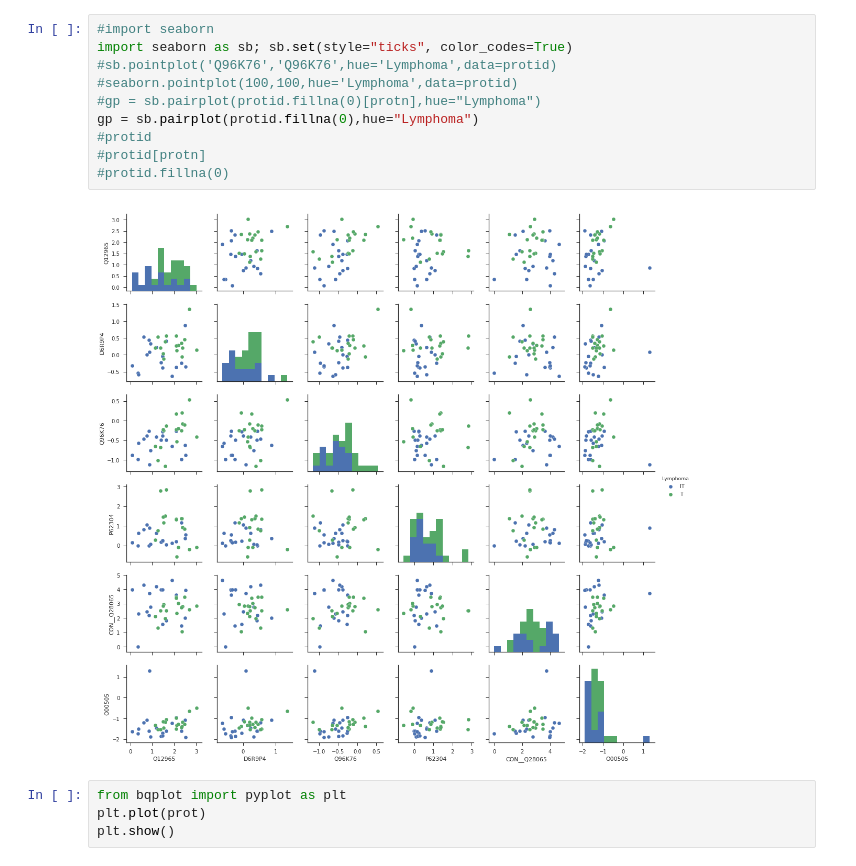
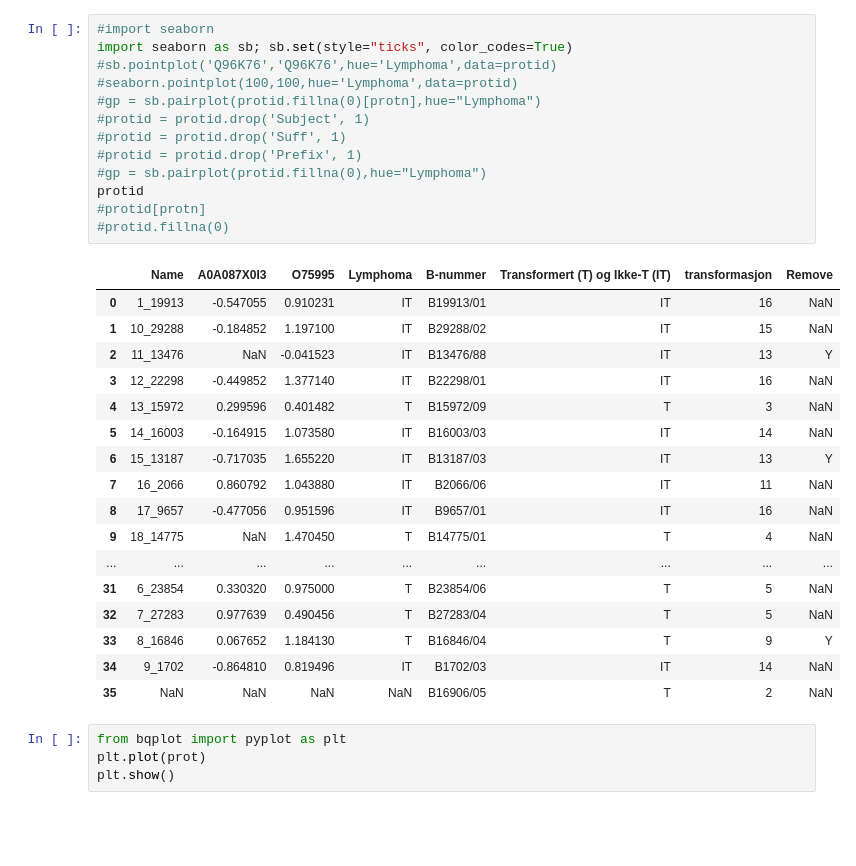
Before and after one commit to animesh/notebooks, a Jupyter notebook: lymphomaTF.ipynb, the cells around one changed output. Drawn from its saved outputs; the diff is of its cells as text; blank space fills up the shorter version.

```diff
--- a/lymphomaTF.ipynb
+++ b/lymphomaTF.ipynb
@@ -39,15 +78,34 @@ protid.plot()
 # %%
 #import seaborn
 import seaborn as sb; sb.set(style="ticks", color_codes=True)
 #sb.pointplot('Q96K76','Q96K76',hue='Lymphoma',data=protid)
 #seaborn.pointplot(100,100,hue='Lymphoma',data=protid)
 #gp = sb.pairplot(protid.fillna(0)[protn],hue="Lymphoma")
-gp = sb.pairplot(protid.fillna(0),hue="Lymphoma")
-#protid
+#protid = protid.drop('Subject', 1)
+#protid = protid.drop('Suff', 1)
+#protid = protid.drop('Prefix', 1)
+#gp = sb.pairplot(protid.fillna(0),hue="Lymphoma")
+protid
 #protid[protn]
 #protid.fillna(0)
 # %% [output]
-[figure, removed]
+|  | Name | A0A087X0I3 | O75995 | Lymphoma | B-nummer | Transformert (T) og Ikke-T (IT) | transformasjon | Remove |
+| 0 | 1_19913 | -0.547055 | 0.910231 | IT | B19913/01 | IT | 16 | NaN |
+| 1 | 10_29288 | -0.184852 | 1.197100 | IT | B29288/02 | IT | 15 | NaN |
+| 2 | 11_13476 | NaN | -0.041523 | IT | B13476/88 | IT | 13 | Y |
+| 3 | 12_22298 | -0.449852 | 1.377140 | IT | B22298/01 | IT | 16 | NaN |
+| 4 | 13_15972 | 0.299596 | 0.401482 | T | B15972/09 | T | 3 | NaN |
+| 5 | 14_16003 | -0.164915 | 1.073580 | IT | B16003/03 | IT | 14 | NaN |
+| 6 | 15_13187 | -0.717035 | 1.655220 | IT | B13187/03 | IT | 13 | Y |
+| 7 | 16_2066 | 0.860792 | 1.043880 | IT | B2066/06 | IT | 11 | NaN |
+| 8 | 17_9657 | -0.477056 | 0.951596 | IT | B9657/01 | IT | 16 | NaN |
+| 9 | 18_14775 | NaN | 1.470450 | T | B14775/01 | T | 4 | NaN |
+| ... | ... | ... | ... | ... | ... | ... | ... | ... |
+| 31 | 6_23854 | 0.330320 | 0.975000 | T | B23854/06 | T | 5 | NaN |
+| 32 | 7_27283 | 0.977639 | 0.490456 | T | B27283/04 | T | 5 | NaN |
+| 33 | 8_16846 | 0.067652 | 1.184130 | T | B16846/04 | T | 9 | Y |
+| 34 | 9_1702 | -0.864810 | 0.819496 | IT | B1702/03 | IT | 14 | NaN |
+| 35 | NaN | NaN | NaN | NaN | B16906/05 | T | 2 | NaN |
 # %%
 from bqplot import pyplot as plt
 plt.plot(prot)
```
Also changed, not shown: parts of 3 cells of this notebook.
